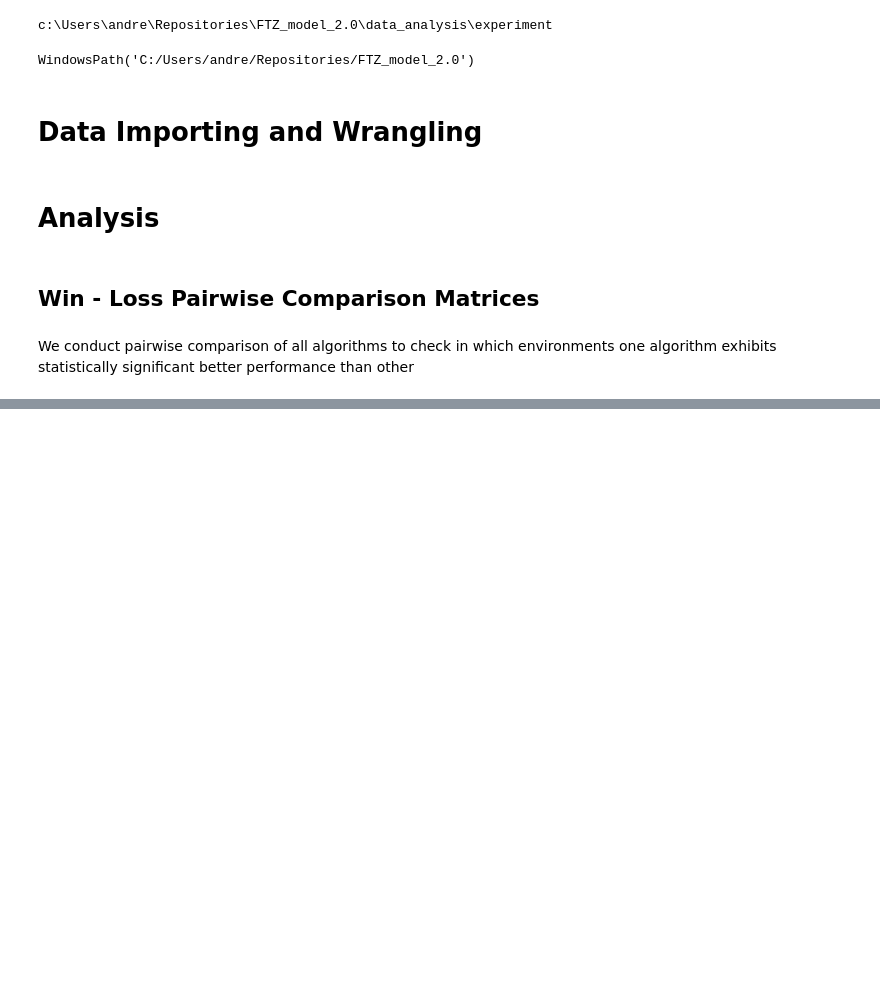
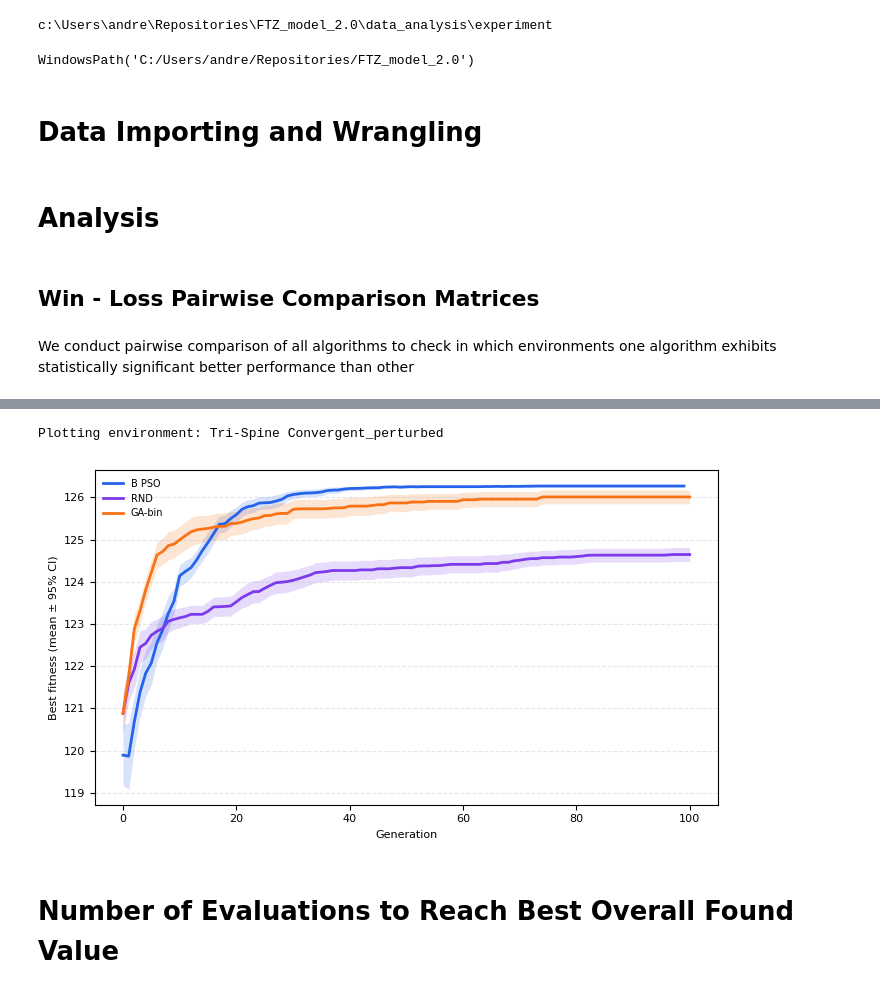
Before and after one commit to spartan14799/evolutionary-tax-strategies-sez, a Jupyter notebook: data_analysis/experiment/experiment_analysis.ipynb, the cells around one changed output, grey strips where cells are left out. Drawn from its saved outputs; the diff is of its cells as text; code cells hidden in the pictures; blank space fills up the shorter version.

```diff
--- a/data_analysis/experiment/experiment_analysis.ipynb
+++ b/data_analysis/experiment/experiment_analysis.ipynb
@@ -66,0 +475,48 @@ df_analysis = df_exp[df_exp['algorithm'].isin(algorithms)]
+# %%
+# Set name of the environment to Plot
+env_to_plot = envs[26]  # <-- Choose index of environment of interest
+# %%
+def plot_best_curve_env(df, env_name,
+                        algo_order=ALGO_ORDER,
+                        color_map=ALGO_COLORS):
+    subdf = df[df["env_name"] == env_name].copy()
+    if subdf.empty:
+        print(f"No Data for the environment: {env_name}")
+        return
+
+    fig, ax = plt.subplots(figsize=(7, 4))
+
+    for algo in algo_order:
+        df_algo = subdf[subdf["algorithm"] == algo]
+        if df_algo.empty:
+            continue
+
+        curves = df_algo["best_curve"].tolist()
+        mean, lower, upper = mean_curve_with_ci(curves, debug=False)
+        if len(mean) == 0:
+            continue
+
+        x = np.arange(len(mean))
+        color = color_map.get(algo, "black")
+
+        ax.plot(x, mean, label=algo, color=color, linewidth=2)
+        ax.fill_between(x, lower, upper, color=color, alpha=0.18, linewidth=0)
+
+    #ax.set_title(env_name, fontsize=8)
+    ax.set_xlabel("Generation", fontsize=8)
+    ax.set_ylabel("Best fitness (mean ± 95% CI)", fontsize=8)
+    ax.grid(True, axis="y", linestyle="--", alpha=0.3)
+    ax.tick_params(axis="both", labelsize=8)
+    ax.legend(frameon=False, fontsize=7, loc="best")
+
+    plt.tight_layout()
+    plt.show()
+# %%
+# Plot
+print(f"Plotting environment: {env_to_plot}")
+plot_best_curve_env(df_graphics, env_to_plot)
+# %% [output]
+Plotting environment: Tri-Spine Convergent_perturbed
+[figure, added]
+# %% [markdown]
+#  Number of Evaluations to Reach Best Overall Found Value
```
Also changed, not shown: parts of 19 cells of this notebook.
